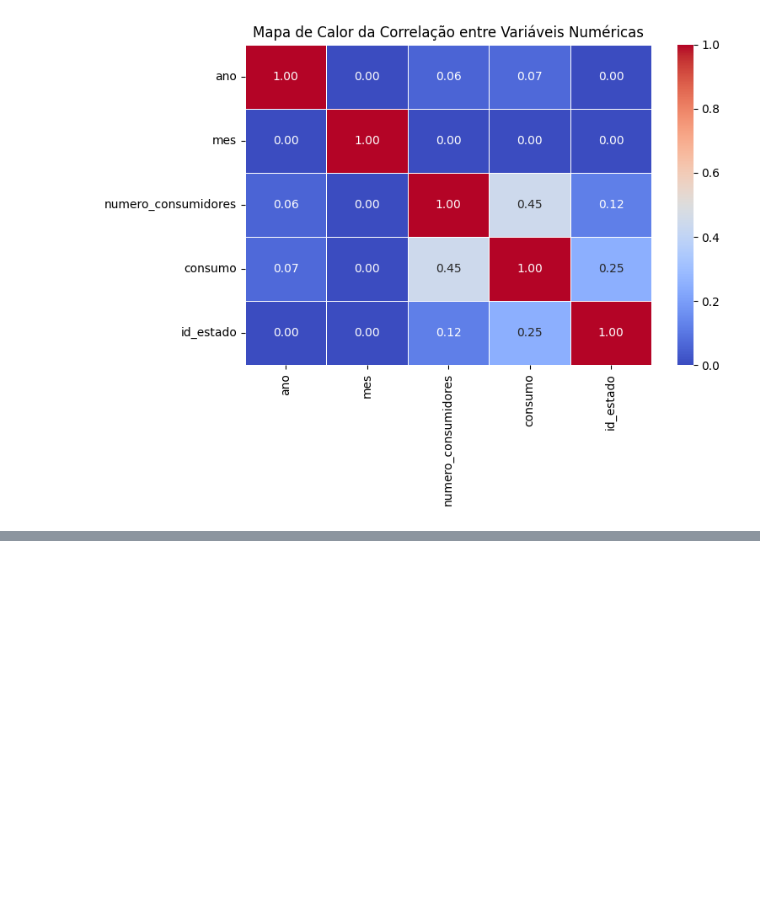
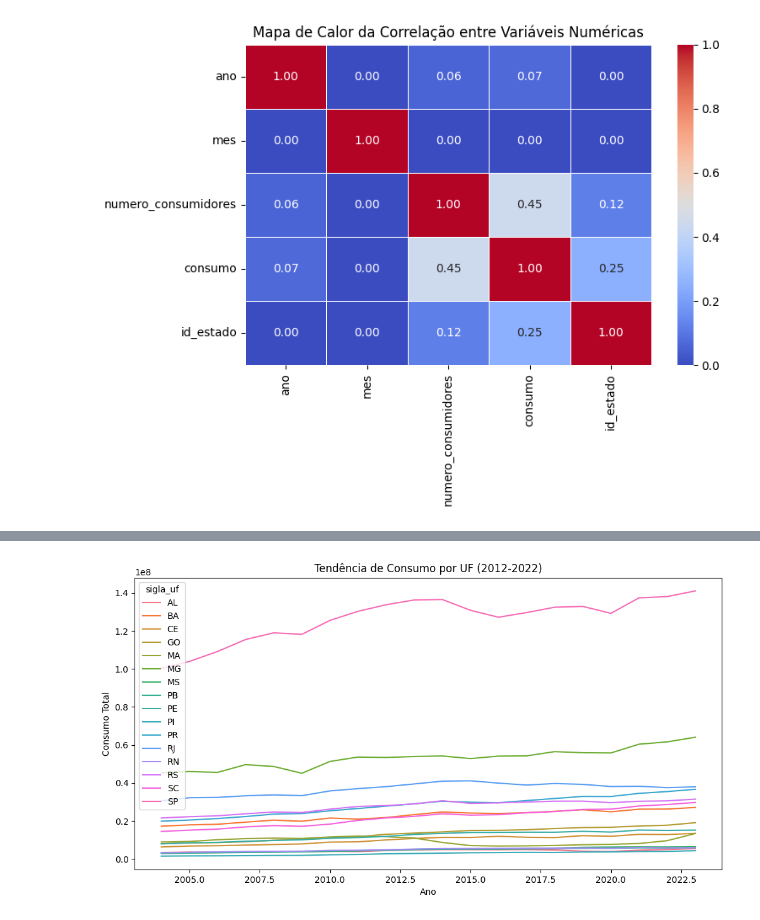
Before and after one commit to nerydyego/AED_eletricidade, a Jupyter notebook: notebook/final.ipynb, the cells around one changed output, grey strips where cells are left out. Drawn from its saved outputs; the diff is of its cells as text; code cells hidden in the pictures; blank space fills up the shorter version.

```diff
--- a/notebook/final.ipynb
+++ b/notebook/final.ipynb
@@ -428,0 +597,11 @@ df_pnad = pd.read_
+# %%
+# Tendência de Consumo por Ano
+plt.figure(figsize=(12, 6))
+sns.lineplot(data=df_final_pnad, x='ano', y='consumo', hue='sigla_uf')
+plt.title('Tendência de Consumo por UF (2012-2022)')
+plt.xlabel('Ano')
+plt.ylabel('Consumo Total')
+plt.show('tendencia_consumo_uf.png')
+plt.close()
+# %% [output]
+[figure, added]
```
Also changed, not shown: parts of 32 cells of this notebook, 10 other files.
